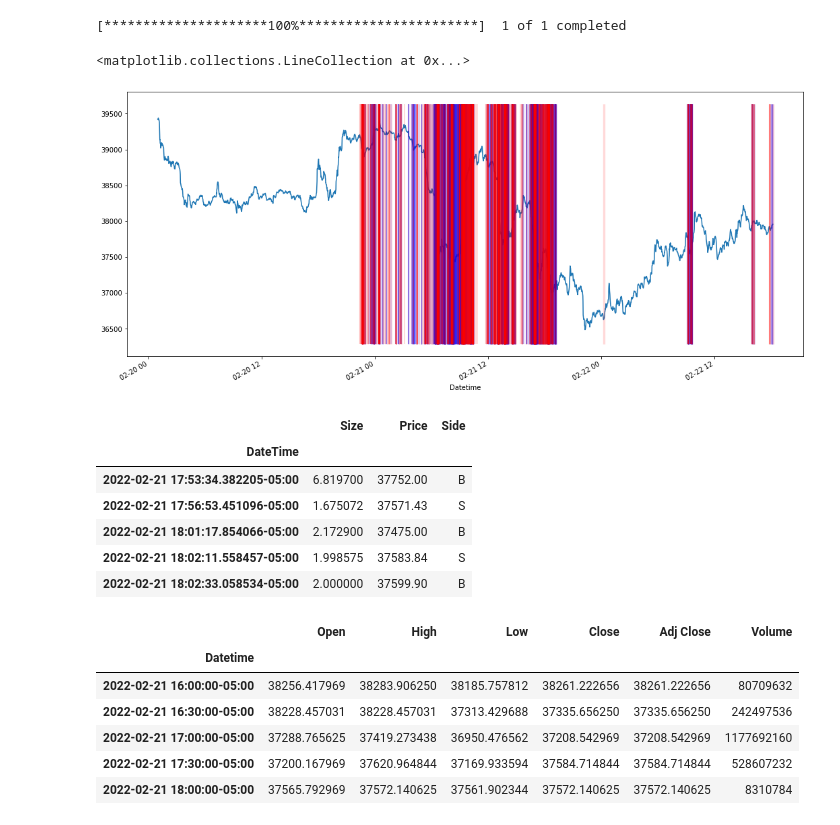
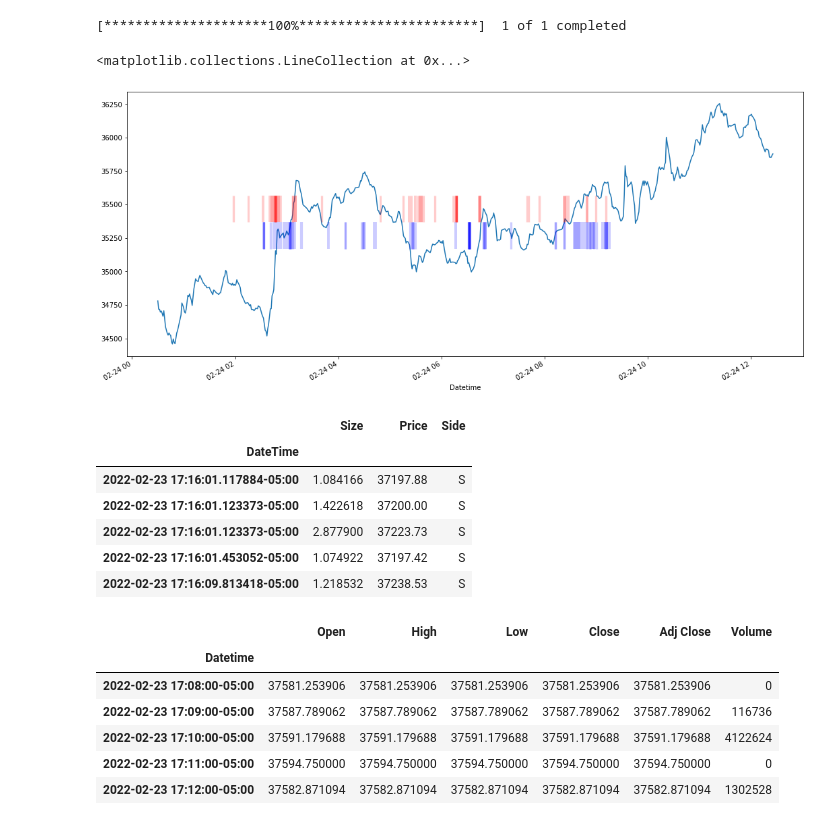
Before and after one commit to SeppPs/algo, a Jupyter notebook: alpaca_algotrading.ipynb, the cells around one changed output. Cells and saved outputs as stored; diff of their text form; code cells hidden in the pictures.

```diff
--- a/alpaca_algotrading.ipynb
+++ b/alpaca_algotrading.ipynb
@@ -15,44 +14,44 @@ import yfinance as yf
 import warnings
 warnings.filterwarnings("ignore")
 # %%
-datetime_origin = '2022-02-19 10:30:00'
+datetime_origin = '2022-02-24 00:30:00'
 orders = pd.read_csv('large_ordersBTCUSD.txt')
 orders.columns = ['DateTime', 'Size', 'Price', 'Side']
 orders['DateTime'] = pd.to_datetime(orders['DateTime'])
 orders.set_index('DateTime', inplace=True, drop = True)
 orders.index = orders.index.tz_convert('US/Eastern')
 orders = orders[orders.index > datetime_origin]
 orders.Side = orders.Side.str.replace(' ', '')
-orders = orders[orders.Size >= 1]
+orders = orders[orders.Size >= 3]
 orders_B = orders[orders.Side == 'B']
 orders_S = orders[orders.Side == 'S']
 ###########################################################################################
-df = yf.download('BTC-USD', start = '2022-02-20', interval = '1m').tz_convert('US/Eastern')
+df = yf.download('BTC-USD', start = '2022-02-22', interval = '1m').tz_convert('US/Eastern')
 df = df[df.index >= datetime_origin]
 ((df['Open']+df['Close'])/2).plot(figsize = (18,8))
-plt.vlines(orders_S.index, ymin = df['Low'].min() - 200, ymax = df['Low'].max() + 200, color = 'b', lw=orders.Size, alpha=0.15)
-plt.vlines(orders_B.index, ymin = df['Low'].min() - 200, ymax = df['Low'].max() + 200, color = 'r', lw=orders.Size, alpha=0.15)
+plt.vlines(orders_B.index, ymin = df['Low'].mean() - 200, ymax = df['Low'].mean(), color = 'b', lw=orders.Size, alpha=0.2)
+plt.vlines(orders_S.index, ymin = df['Low'].mean(), ymax = df['Low'].mean() + 200, color = 'r', lw=orders.Size, alpha=0.2)
 # %% [output]
 [*********************100%***********************]  1 of 1 completed
 <matplotlib.collections.LineCollection at 0x...>
-[figure, old version]
+[figure, new version]
 # %%
 orders.tail()
 # %% [output]
 |  | Size | Price | Side |
 | DateTime |  |  |  |
-| 2022-02-21 17:53:34.382205-05:00 | 6.819700 | 37752.00 | B |
-| 2022-02-21 17:56:53.451096-05:00 | 1.675072 | 37571.43 | S |
-| 2022-02-21 18:01:17.854066-05:00 | 2.172900 | 37475.00 | B |
-| 2022-02-21 18:02:11.558457-05:00 | 1.998575 | 37583.84 | S |
-| 2022-02-21 18:02:33.058534-05:00 | 2.000000 | 37599.90 | B |
+| 2022-02-23 17:16:01.117884-05:00 | 1.084166 | 37197.88 | S |
+| 2022-02-23 17:16:01.123373-05:00 | 1.422618 | 37200.00 | S |
+| 2022-02-23 17:16:01.123373-05:00 | 2.877900 | 37223.73 | S |
+| 2022-02-23 17:16:01.453052-05:00 | 1.074922 | 37197.42 | S |
+| 2022-02-23 17:16:09.813418-05:00 | 1.218532 | 37238.53 | S |
 # %%
 df.tail()
 # %% [output]
 |  | Open | High | Low | Close | Adj Close | Volume |
 | Datetime |  |  |  |  |  |  |
-| 2022-02-21 16:00:00-05:00 | 38256.417969 | 38283.906250 | 38185.757812 | 38261.222656 | 38261.222656 | 80709632 |
-| 2022-02-21 16:30:00-05:00 | 38228.457031 | 38228.457031 | 37313.429688 | 37335.656250 | 37335.656250 | 242497536 |
-| 2022-02-21 17:00:00-05:00 | 37288.765625 | 37419.273438 | 36950.476562 | 37208.542969 | 37208.542969 | 1177692160 |
-| 2022-02-21 17:30:00-05:00 | 37200.167969 | 37620.964844 | 37169.933594 | 37584.714844 | 37584.714844 | 528607232 |
-| 2022-02-21 18:00:00-05:00 | 37565.792969 | 37572.140625 | 37561.902344 | 37572.140625 | 37572.140625 | 8310784 |
+| 2022-02-23 17:08:00-05:00 | 37581.253906 | 37581.253906 | 37581.253906 | 37581.253906 | 37581.253906 | 0 |
+| 2022-02-23 17:09:00-05:00 | 37587.789062 | 37587.789062 | 37587.789062 | 37587.789062 | 37587.789062 | 116736 |
+| 2022-02-23 17:10:00-05:00 | 37591.179688 | 37591.179688 | 37591.179688 | 37591.179688 | 37591.179688 | 4122624 |
+| 2022-02-23 17:11:00-05:00 | 37594.750000 | 37594.750000 | 37594.750000 | 37594.750000 | 37594.750000 | 0 |
+| 2022-02-23 17:12:00-05:00 | 37582.871094 | 37582.871094 | 37582.871094 | 37582.871094 | 37582.871094 | 1302528 |
```
Also changed, not shown: parts of 1 cell of this notebook, 8 other files.
